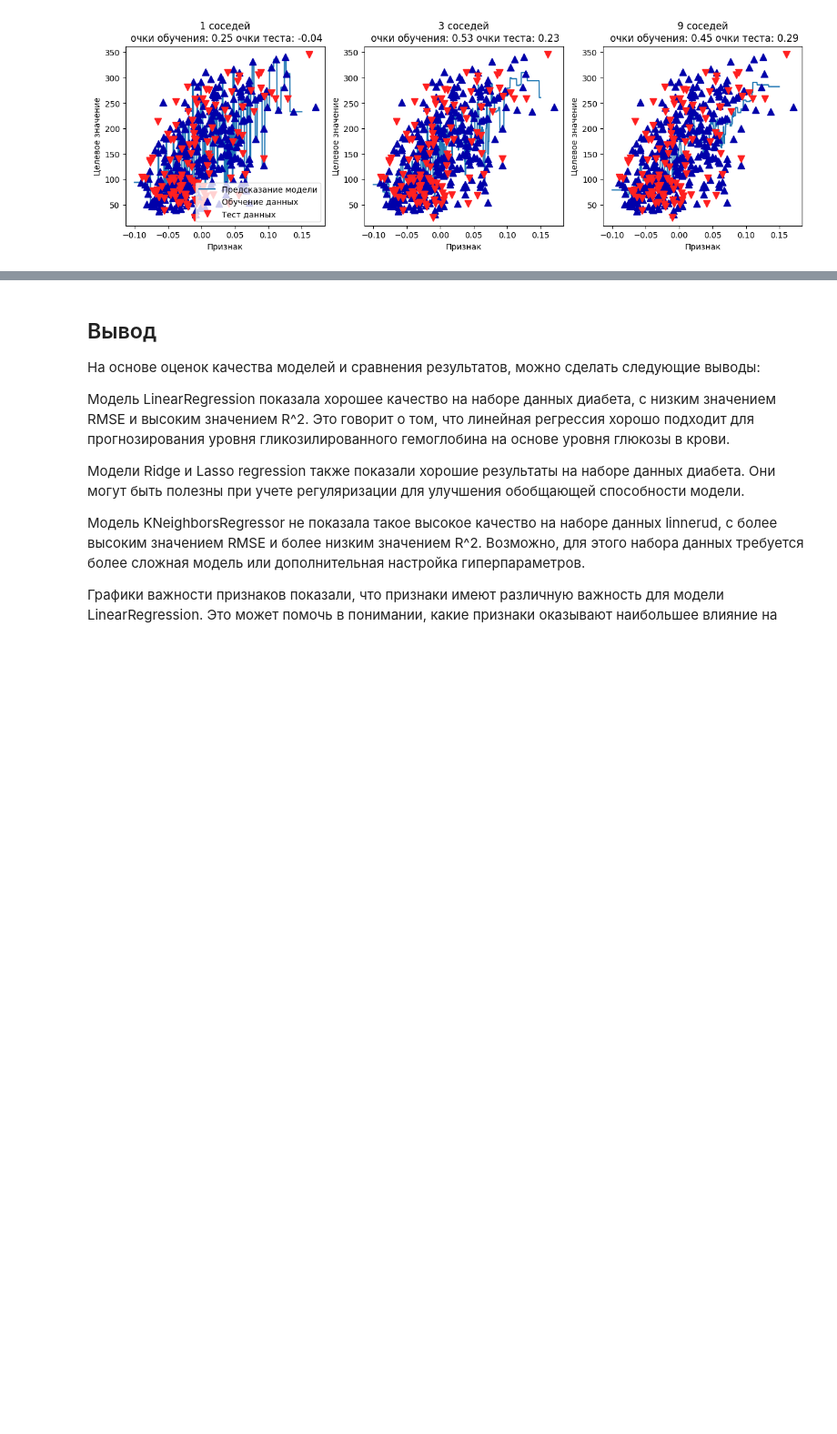
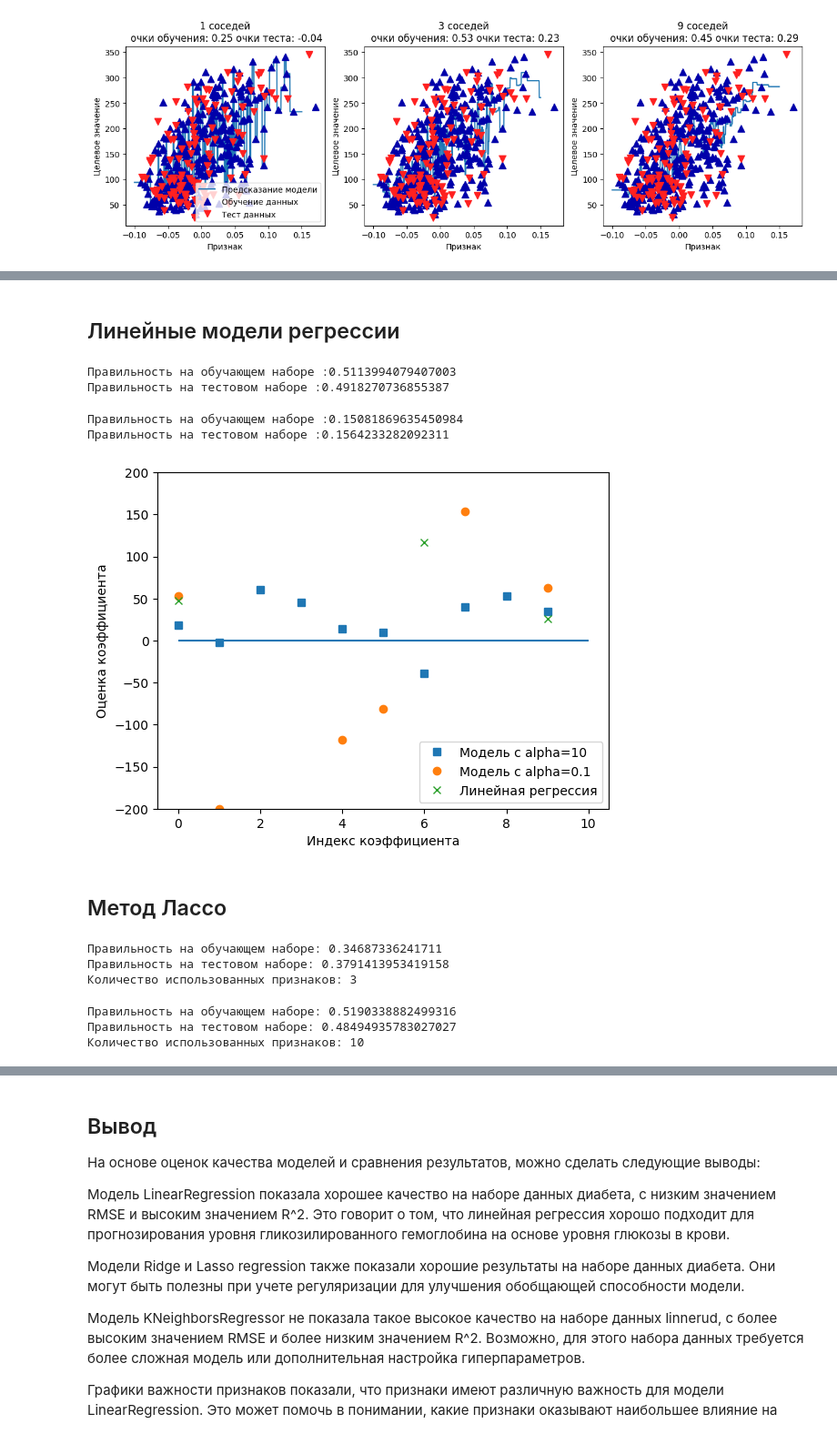
Before and after one commit to S4vageMode/Big_Data_Labs, a Jupyter notebook: Lab5_DzhuratKurbanov.ipynb, the cells around one changed output, grey strips where cells are left out. Shown at 91% size. Cells and saved outputs as stored; diff of their text form; code cells hidden in the pictures; blank space fills up the shorter version.

```diff
--- a/Lab5_DzhuratKurbanov.ipynb
+++ b/Lab5_DzhuratKurbanov.ipynb
@@ -317,0 +265,71 @@ plt.show()
+# %% [markdown]
+## Линейные модели регрессии
+# %%
+from sklearn.linear_model import LinearRegression
+X = diabetes.data[:, 0:100000]  # Select the 50th feature
+y = diabetes.target
+
+# Split the data into training and testing sets
+X_train,X_test, y_train, y_test = train_test_split(X,y,random_state=42)
+lr = LinearRegression().fit(X_train, y_train)
+# %%
+ridge01 = Ridge(alpha=0.1).fit(X_train, y_train)
+print(f"Правильность на обучающем наборе :{ridge01.score(X_train, y_train)}")
+print(f"Правильность на тестовом наборе :{ridge01.score(X_test, y_test)}")
+# %% [output]
+Правильность на обучающем наборе :0.5113994079407003
+Правильность на тестовом наборе :0.4918270736855387
+# %%
+ridge10 = Ridge(alpha=10).fit(X_train, y_train)
+print(f"Правильность на обучающем наборе :{ridge10.score(X_train, y_train)}")
+print(f"Правильность на тестовом наборе :{ridge10.score(X_test, y_test)}")
+# %% [output]
+Правильность на обучающем наборе :0.15081869635450984
+Правильность на тестовом наборе :0.1564233282092311
+# %%
+
+import matplotlib.pyplot as plt
+
+# Генерируем данные и обучаем модели (предположим, что у вас уже есть соответствующие модели)
+
+# Здесь добавьте код для генерации данных и обучения моделей (ridge10, ridge01, lr)
+
+plt.plot(ridge10.coef_, 's', label="Модель с alpha=10", linewidth=2)
+plt.plot(ridge01.coef_, 'o', label="Модель с alpha=0.1", linewidth=2)
+plt.plot(lr.coef_, 'x', label="Линейная регрессия", linewidth=2)
+plt.xlabel("Индекс коэффициента")
+plt.ylabel("Оценка коэффициента")
+plt.hlines(0, 0, len(lr.coef_))
+plt.ylim(-200, 200)
+plt.legend()
+
+plt.show()
+# %% [output]
+[figure, added]
+# %% [markdown]
+## Метод Лассо
+# %%
+from sklearn.linear_model import Lasso
+
+
+lasso = Lasso()
+lasso.fit(X_train, y_train)
+
+print(f"Правильность на обучающем наборе: {lasso.score(X_train, y_train)}")
+print(f"Правильность на тестовом наборе: {lasso.score(X_test, y_test)}")
+print(f"Количество использованных признаков: {np.sum(lasso.coef_ != 0)}")
+# %% [output]
+Правильность на обучающем наборе: 0.34687336241711
+Правильность на тестовом наборе: 0.3791413953419158
+Количество использованных признаков: 3
+# %%
+lasso0001 = Lasso(alpha=0.0001, max_iter=1000000)
+lasso0001.fit(X_train, y_train)
+
+print(f"Правильность на обучающем наборе: {lasso0001.score(X_train, y_train)}")
+print(f"Правильность на тестовом наборе: {lasso0001.score(X_test, y_test)}")
+print(f"Количество использованных признаков: {np.sum(lasso0001.coef_ != 0)}")
+# %% [output]
+Правильность на обучающем наборе: 0.5190338882499316
+Правильность на тестовом наборе: 0.48494935783027027
+Количество использованных признаков: 10
```
Also changed, not shown: parts of 33 cells of this notebook.
